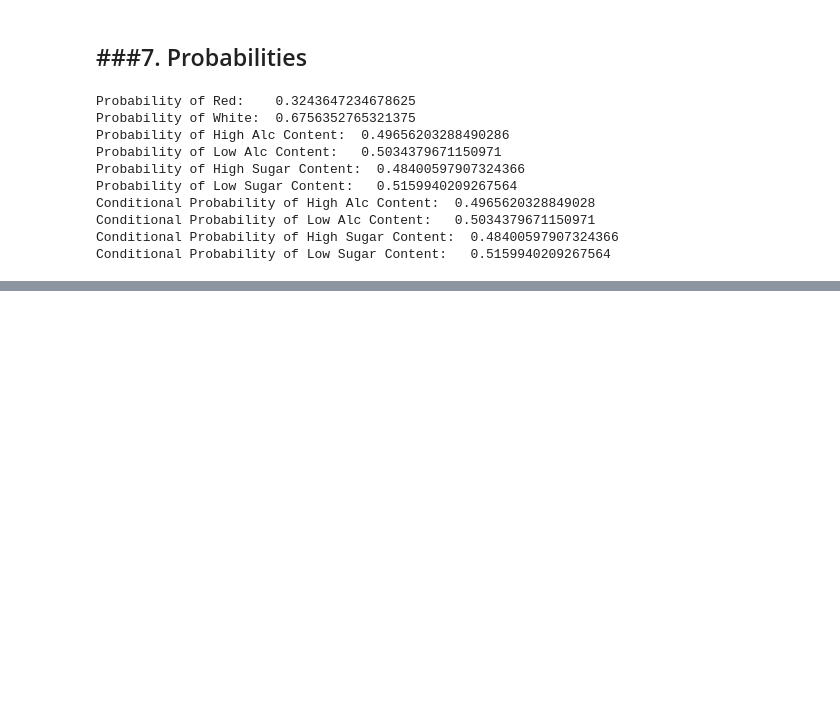
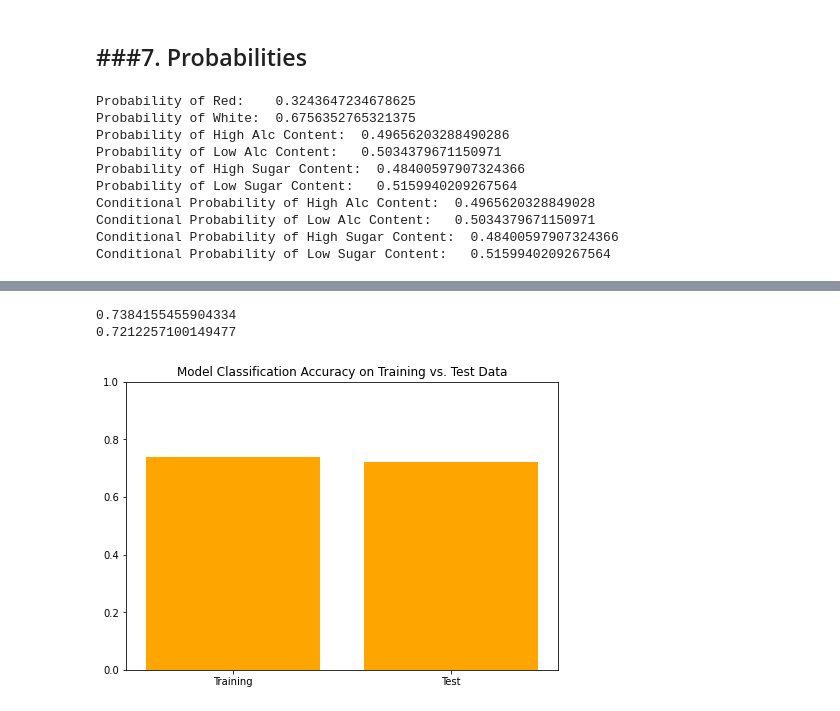
Before and after one commit to J-Salt/IDS, a Jupyter notebook: HW5/Project5_2.ipynb, the cells around one changed output, grey strips where cells are left out. Cells and saved outputs as stored; diff of their text form; code cells hidden in the pictures; blank space fills up the shorter version.

```diff
--- a/HW5/Project5_2.ipynb
+++ b/HW5/Project5_2.ipynb
@@ -211,0 +277,23 @@ plt.show()
+# %%
+#60-40 Split
+
+from sklearn.naive_bayes import GaussianNB
+from sklearn.model_selection import train_test_split
+
+#Create a Gaussian Classifier
+NBmodel = GaussianNB()
+
+# Train the model using training set for approach #1
+# NBmodel.fit(features, labels)
+
+# Prepare input and output for learning
+X = encoded_wineDF.iloc[:,1:3]
+y = encoded_wineDF.iloc[:,0]
+
+# In order to have the same proportion of 0 and 1 classes in a dataset to train, use 'stratify'
+X_train, X_test, y_train, y_test = \
+    train_test_split(X, y, random_state=3, shuffle=True, test_size=0.40, stratify=y)
+
+# Display the sets
+print(X_train)
+print(X_test)
@@ -211,0 +318,22 @@ plt.show()
+# %%
+import matplotlib.pyplot as plt
+
+# Train the model
+NBmodel.fit(X_train, y_train)
+
+# Calculate model accuracy on both training and test data
+labels = ["Training", "Test"]
+scores = [NBmodel.score(X_train, y_train), NBmodel.score(X_test, y_test)]
+print(NBmodel.score(X_train, y_train))
+print(NBmodel.score(X_test, y_test))
+# Plot the accuracy claues
+fig = plt.figure()
+ax = fig.add_axes([0,0,1,1])
+ax.set_title('Model Classification Accuracy on Training vs. Test Data')
+ax.bar(labels, scores, color="orange")
+ax.set_ylim(0, 1)
+plt.show()
+# %% [output]
+0.7384155455904334
+0.7212257100149477
+[figure, added]
```
Also changed, not shown: parts of 9 cells of this notebook.
